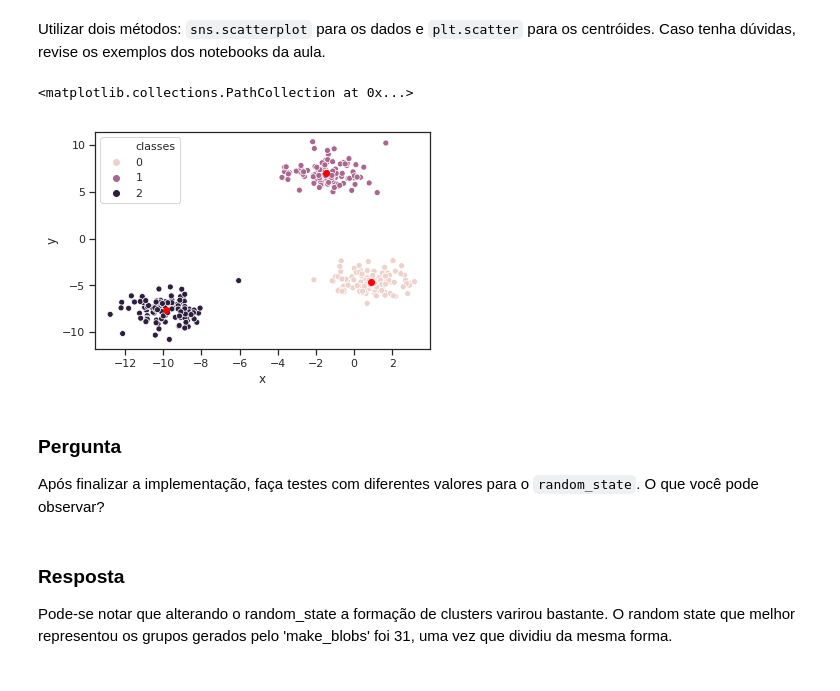
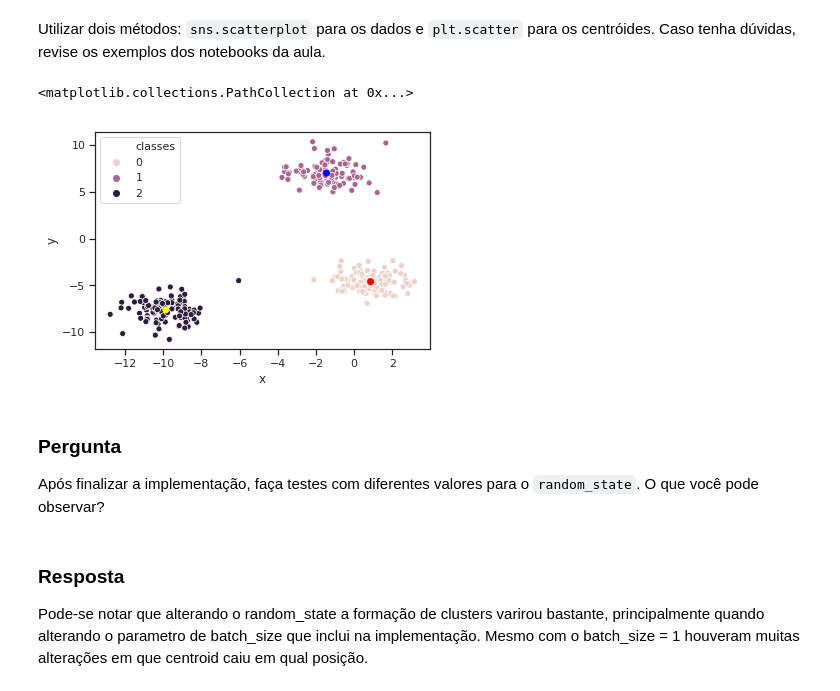
Before and after one commit to guedes4g/Kmean_notebook_hp, a Jupyter notebook: main.ipynb, the cells around one changed output. Cells and saved outputs as stored; diff of their text form; code cells hidden in the pictures.

```diff
--- a/main.ipynb
+++ b/main.ipynb
@@ -75,8 +75,9 @@ class Centroid:
         self.points = []
 
 class Kmean:
-    def __init__(self, points, max_iterations=1000, k = 3, random_state=1):
+    def __init__(self, points, max_iterations=1000, k = 3, random_state=1, batch_size=1):
         random.seed(random_state)
+        self.batch_size = batch_size
         self.points = points
         self.shape = [len(points), len(points[0])]
         self.iterations = max_iterations
@@ -132,31 +133,47 @@ class Kmean:
         x = x/n
         y = y/n
         group.position = [x, y]
-        if pre_position == None:
-            return True
-        if (abs(group.position[0] - pre_position[0]) < 0.01) and (abs(group.position[1] - pre_position[1]) < 0.01):
+
+
+    def get_centroids_position(self):
+        p = []
+        for centroid in self.centroids:
+            p += [centroid.position]
+        return p
+
+    def continue_condition(self,group, prev_position):
+        if (abs(group.position[0] - prev_position[0]) < 0.01) and (abs(group.position[1] - prev_position[1]) < 0.01):
             return False
         else :
             return True
 
+    def check_should_continue(self, prev_positions):
+        stop = False
+        for i, centroid in enumerate(self.centroids):
+            stop = stop or self.continue_condition(centroid, prev_positions[i])
+        return stop
+
     def run(self):
+        n_observations = len(self.points)
         for _ in range(self.iterations):
             self.clear_centroids()
             labels = []
-            centroids = []
-            shoud_continue = False
-            for i in range(len(self.points)):
+            centoid_positions_initial = self.get_centroids_position()
+            for i in range(n_observations):
+                centroids = []
                 label = self.find_the_closest_group(self.points[i])
                 labels += [ label ]
-            for i in range(len(self.centroids)):
-                shoud_continue = shoud_continue or self.recalculate_group_position(self.centroids[i])
-                centroids += [self.centroids[i].position]
+                if (i+1)%self.batch_size == 0 or i == (n_observations-1):
+                    for i in range(len(self.centroids)):
+                        self.recalculate_group_position(self.centroids[i])
+                        centroids += [self.centroids[i].position]
+            shoud_continue = self.check_should_continue(centoid_positions_initial)
             if not shoud_continue:
                 return centroids,  labels
         return  centroids,  labels
 
 def do_kmeans_clustering(k, X, random_state):
-    kmean = Kmean(X, k=k, random_state=random_state)
+    kmean = Kmean(X, k=k, random_state=random_state, batch_size = 1)
     centroids, labels = kmean.run()
     return np.array(centroids), np.array(labels)
 # %% [markdown]
@@ -165,7 +182,7 @@ def do_kmeans_clustering(k, X, random_state):
 Realizar treinamento com `k = 3` e `random_state = 30`.
 # %%
 ### escreva seu código aqui
-centroids, labels = do_kmeans_clustering(3,X,31)
+centroids, labels = do_kmeans_clustering(3,X,30)
 # %% [markdown]
 ### Plotar grupos resultantes
 # %% [markdown]
@@ -173,17 +190,17 @@ Utilizar dois métodos: `sns.scatterplot` para os dados e `plt.scatter` para os
 # %%
 ### escreva seu código aqui
 d = {'x': X[:,0], 'y':X[:,1],  'classes':labels}
 output = pd.DataFrame(data=d)
 sns.scatterplot(x="x", y="y", hue='classes', data=output);
-plt.scatter(centroids[:,0], centroids[:,1], alpha=1, color='red')
+plt.scatter(centroids[:,0], centroids[:,1], alpha=1, color=['red', 'blue', 'yellow'])
 # %% [output]
 <matplotlib.collections.PathCollection at 0x...>
-[figure, old version]
+[figure, new version]
 # %% [markdown]
 ### Pergunta
 
 Após finalizar a implementação, faça testes com diferentes valores para o `random_state`. O que você pode observar?
-# %% [markdown]
-### Resposta
-
-Pode-se notar que alterando o random_state a formação de clusters varirou bastante. O random state que melhor representou os grupos gerados pelo 'make_blobs' foi 31, uma vez que dividiu da mesma forma.
+# %% [markdown]
+### Resposta
+
+Pode-se notar que alterando o random_state a formação de clusters varirou bastante, principalmente quando alterando o parametro de batch_size que inclui na implementação. Mesmo com o batch_size = 1 houveram muitas alterações em que centroid caiu em qual posição.
```
